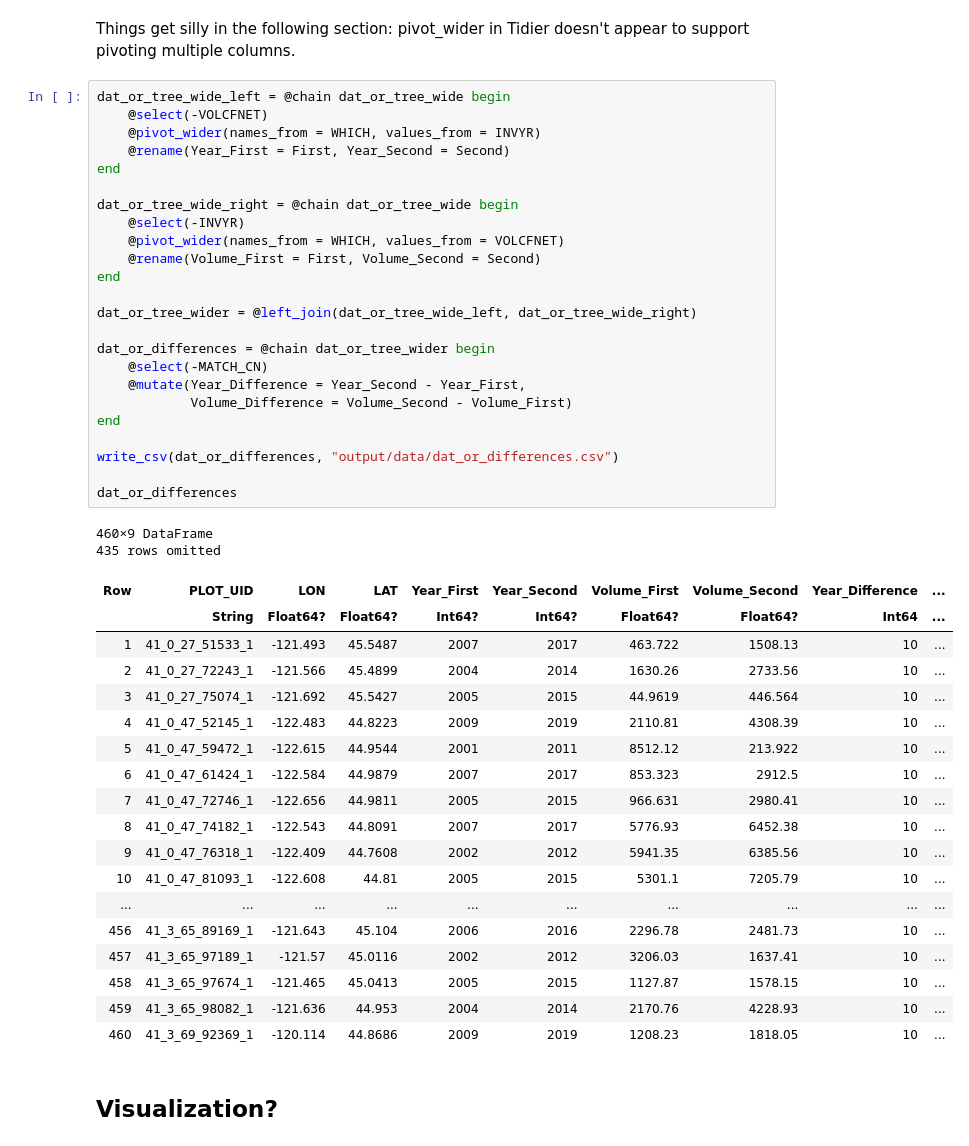
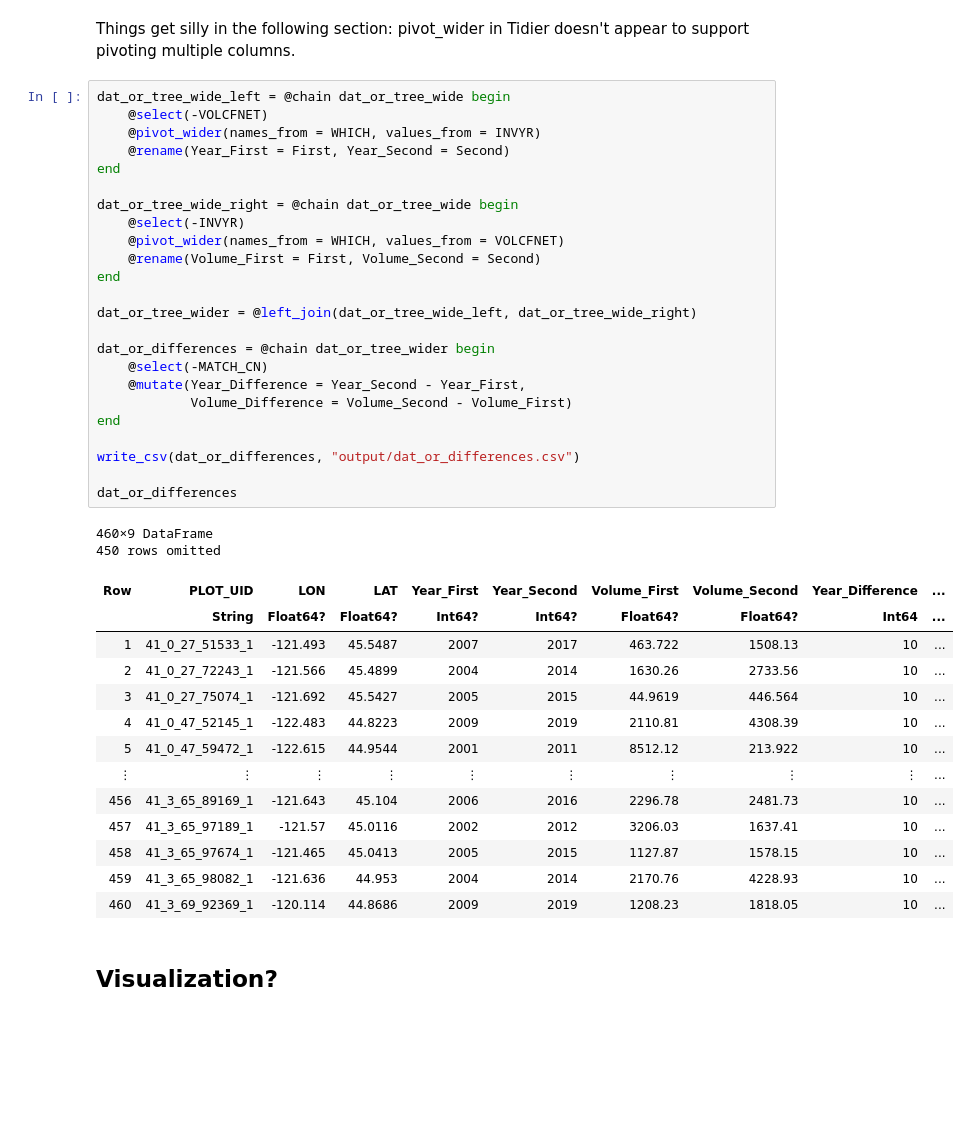
Before and after one commit to amsteinkruger/fncap_sketch, a Jupyter notebook: fncap_sketch.ipynb, the cells around one changed output. Drawn from its saved outputs; the diff is of its cells as text; blank space fills up the shorter version.

```diff
--- a/fncap_sketch.ipynb
+++ b/fncap_sketch.ipynb
@@ -217,41 +194,36 @@ dat_or_tree_wide_left = @chain dat_or_tree_wide begin
     @select(-VOLCFNET)
     @pivot_wider(names_from = WHICH, values_from = INVYR)
     @rename(Year_First = First, Year_Second = Second)
 end
 
 dat_or_tree_wide_right = @chain dat_or_tree_wide begin
     @select(-INVYR)
     @pivot_wider(names_from = WHICH, values_from = VOLCFNET)
     @rename(Volume_First = First, Volume_Second = Second)
 end
 
 dat_or_tree_wider = @left_join(dat_or_tree_wide_left, dat_or_tree_wide_right)
 
 dat_or_differences = @chain dat_or_tree_wider begin
     @select(-MATCH_CN)
     @mutate(Year_Difference = Year_Second - Year_First,
             Volume_Difference = Volume_Second - Volume_First)
 end
 
-write_csv(dat_or_differences, "output/data/dat_or_differences.csv")
+write_csv(dat_or_differences, "output/dat_or_differences.csv")
 
 dat_or_differences
 # %% [output]
 460×9 DataFrame
-435 rows omitted
+450 rows omitted
 | Row | PLOT_UID | LON | LAT | Year_First | Year_Second | Volume_First | Volume_Second | Year_Difference | ... |
 |  | String | Float64? | Float64? | Int64? | Int64? | Float64? | Float64? | Int64 | ... |
 | 1 | 41_0_27_51533_1 | -121.493 | 45.5487 | 2007 | 2017 | 463.722 | 1508.13 | 10 | ... |
 | 2 | 41_0_27_72243_1 | -121.566 | 45.4899 | 2004 | 2014 | 1630.26 | 2733.56 | 10 | ... |
 | 3 | 41_0_27_75074_1 | -121.692 | 45.5427 | 2005 | 2015 | 44.9619 | 446.564 | 10 | ... |
 | 4 | 41_0_47_52145_1 | -122.483 | 44.8223 | 2009 | 2019 | 2110.81 | 4308.39 | 10 | ... |
 | 5 | 41_0_47_59472_1 | -122.615 | 44.9544 | 2001 | 2011 | 8512.12 | 213.922 | 10 | ... |
-| 6 | 41_0_47_61424_1 | -122.584 | 44.9879 | 2007 | 2017 | 853.323 | 2912.5 | 10 | ... |
-| 7 | 41_0_47_72746_1 | -122.656 | 44.9811 | 2005 | 2015 | 966.631 | 2980.41 | 10 | ... |
-| 8 | 41_0_47_74182_1 | -122.543 | 44.8091 | 2007 | 2017 | 5776.93 | 6452.38 | 10 | ... |
-| 9 | 41_0_47_76318_1 | -122.409 | 44.7608 | 2002 | 2012 | 5941.35 | 6385.56 | 10 | ... |
-| 10 | 41_0_47_81093_1 | -122.608 | 44.81 | 2005 | 2015 | 5301.1 | 7205.79 | 10 | ... |
-| ... | ... | ... | ... | ... | ... | ... | ... | ... | ... |
+| ⋮ | ⋮ | ⋮ | ⋮ | ⋮ | ⋮ | ⋮ | ⋮ | ⋮ | ... |
 | 456 | 41_3_65_89169_1 | -121.643 | 45.104 | 2006 | 2016 | 2296.78 | 2481.73 | 10 | ... |
 | 457 | 41_3_65_97189_1 | -121.57 | 45.0116 | 2002 | 2012 | 3206.03 | 1637.41 | 10 | ... |
 | 458 | 41_3_65_97674_1 | -121.465 | 45.0413 | 2005 | 2015 | 1127.87 | 1578.15 | 10 | ... |
```
Also changed, not shown: parts of 8 cells of this notebook, 2 other files.
